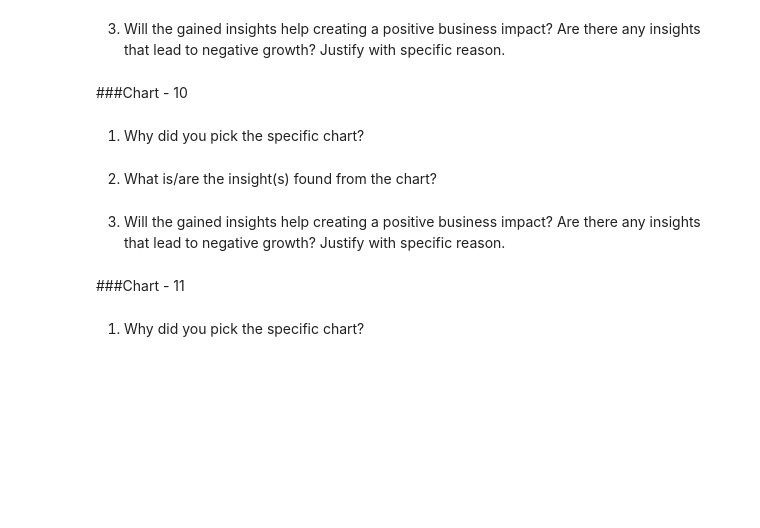
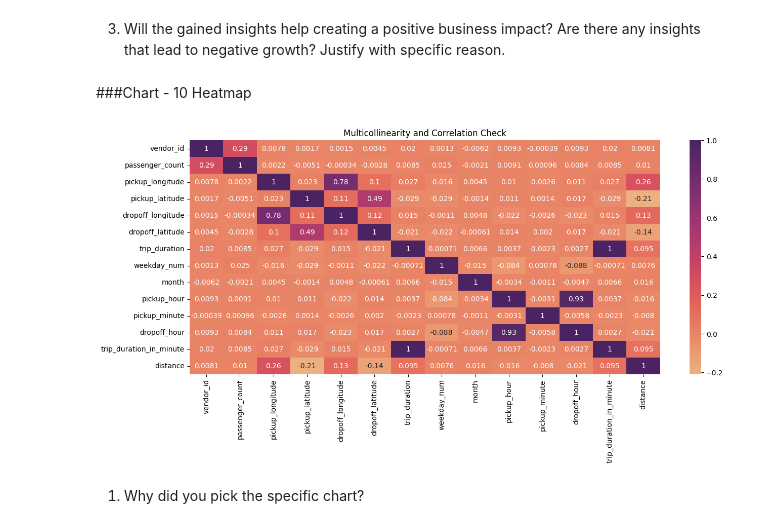
Before and after one commit to Dhanashree2002/Linear-Regression-Self-Project-, a Jupyter notebook: NYC_Taxi_Time_Prediction.ipynb, the cells around one changed output. Saved outputs shown, nothing was run; the diff lists cells and outputs as text; code cells hidden in the pictures; blank space fills up the shorter version.

```diff
--- a/NYC_Taxi_Time_Prediction.ipynb
+++ b/NYC_Taxi_Time_Prediction.ipynb
@@ -467,14 +589,15 @@ The lineplot, are used to represent the distribution of a set of values. They sh
 # %% [markdown]
 3. Will the gained insights help creating a positive business impact? Are there any insights that lead to negative growth? Justify with specific reason.
 # %% [markdown]
-###Chart - 10
+###Chart - 10 Heatmap
+# %%
+#Multicollinearity and correlation check
+plt.figure(figsize = (15,6))
+plt.title('Multicollinearity and Correlation Check')
+correlation = taxi_df.corr()
+sns.heatmap(correlation, annot = True , cmap ='flare')
+plt.show()
+# %% [output]
+[figure, added]
 # %% [markdown]
 1. Why did you pick the specific chart?
-# %% [markdown]
-2. What is/are the insight(s) found from the chart?
-# %% [markdown]
-3. Will the gained insights help creating a positive business impact? Are there any insights that lead to negative growth? Justify with specific reason.
-# %% [markdown]
-###Chart - 11
-# %% [markdown]
-1. Why did you pick the specific chart?
```
Also changed, not shown: parts of 57 cells of this notebook.
